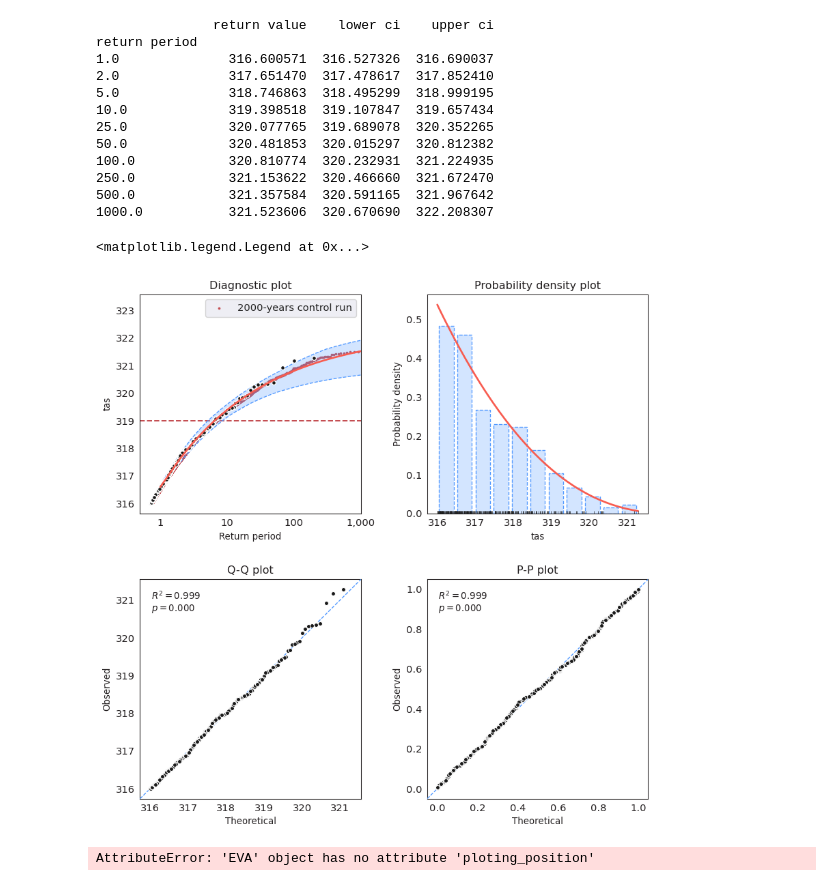
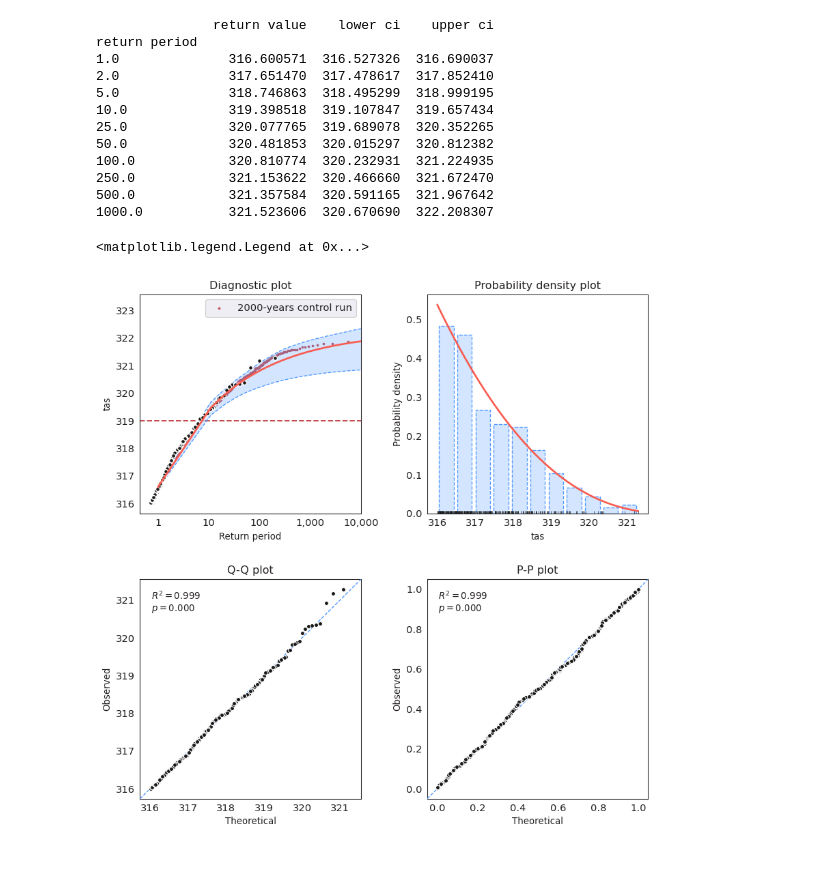
Before and after one commit to amaurylancelin/EVT_rosbypalooza, a Jupyter notebook: heatwaves/explo_hw_amaury.ipynb, the cells around one changed output. Saved outputs shown, nothing was run; the diff lists cells and outputs as text; code cells hidden in the pictures.

```diff
--- a/heatwaves/explo_hw_amaury.ipynb
+++ b/heatwaves/explo_hw_amaury.ipynb
@@ -161,17 +161,20 @@ return period
 500.0            321.357584  320.591165  321.967642
 1000.0           321.523606  320.670690  322.208307
 # %%
-sorted = A_df.tas.loc[A_df.tas > threshold].sort_values(ascending=False)
+extreme_values_sorted = A_df.tas.loc[A_df.tas > threshold].sort_values(ascending=False)
+all_values = A_df.tas
+nb_extreme_values = len(extreme_values_sorted)
+nb_values = len(all_values)
 # # take a subset of sorted values for the return period calculation
 # np.random.seed(42)
 # n = 280
 # indexes = np.random.choice(sorted.index, n, replace=False)
 # sorted = sorted.iloc[indexes]
 
-extremes_rate = len(sorted) / (len(A_df.tas) / 365.2425)
-alpha = 30
+extremes_rate = nb_extreme_values / (nb_values / 365.2425)
+alpha = 20
 beta = -70000
-exceedance_probability = (np.arange(1, len(sorted) + 1) - alpha) / (len(sorted) + 1 - alpha - beta)
+exceedance_probability = (np.arange(1, nb_extreme_values + 1) - alpha) / (nb_extreme_values + 1 - alpha - beta)
 return_periods = 1 / exceedance_probability / extremes_rate
 #    # Calculate exceedance probabilities
 #     exceedance_probability = (ranks - alpha) / (len(extremes) + 1 - alpha - beta)
@@ -179,17 +182,13 @@ return_periods = 1 / exceedance_probability / extremes_rate
 #     # Calculate return periods
 #     return_periods = 1 / exceedance_probability / extremes_rate
 # %%
-fig, axs = model.plot_diagnostic(alpha=0.95, figsize=(10, 10), return_period=np.linspace(1, 1000, 1000))
+fig, axs = model.plot_diagnostic(alpha=0.95, figsize=(10, 10), return_period=np.linspace(1, 10000, 1000))
 axs[0].set_title("Diagnostic plot")
 # plot a straight line at 319
 axs[0].axhline(y=319, color='r', linestyle='--')
-axs[0].set_xlim(0, 1000)
+axs[0].set_xlim(0, 10000)
 axs[0].scatter(return_periods, sorted, color='r', s=3, alpha=1, label="2000-years control run")
 axs[0].legend()
 # %% [output]
 <matplotlib.legend.Legend at 0x...>
-[figure, old version]
+[figure, new version]
-# %%
-model.ploting_position
-# %% [output]
-AttributeError: 'EVA' object has no attribute 'ploting_position'
```
Also changed, not shown: parts of 1 cell of this notebook.
